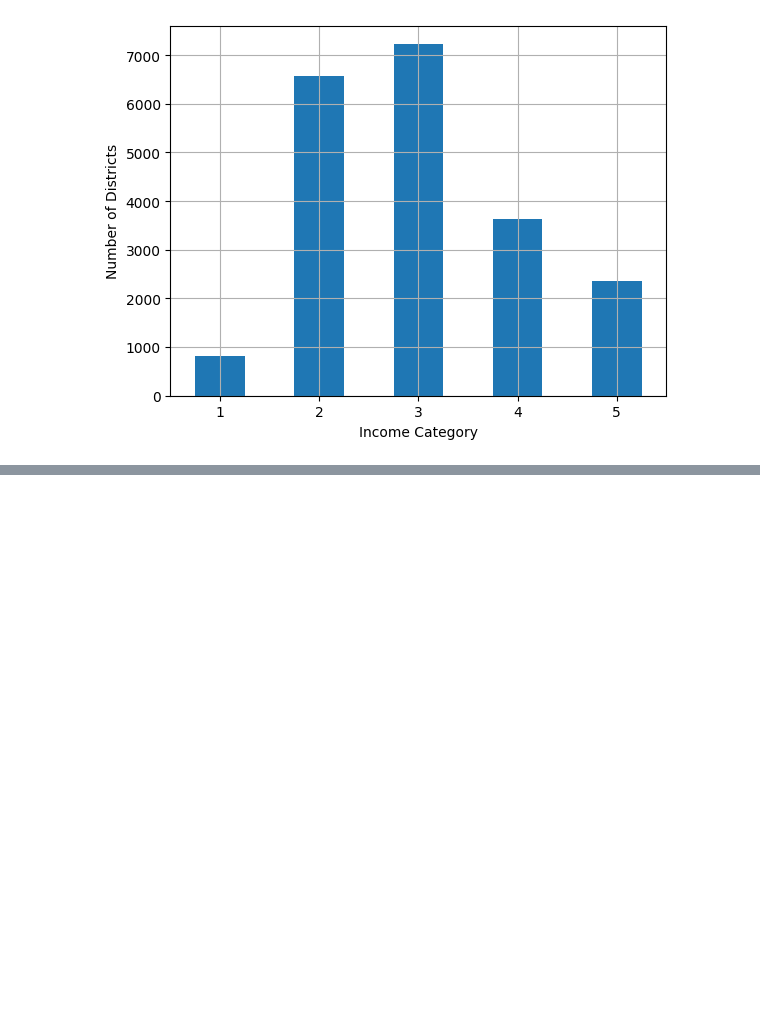
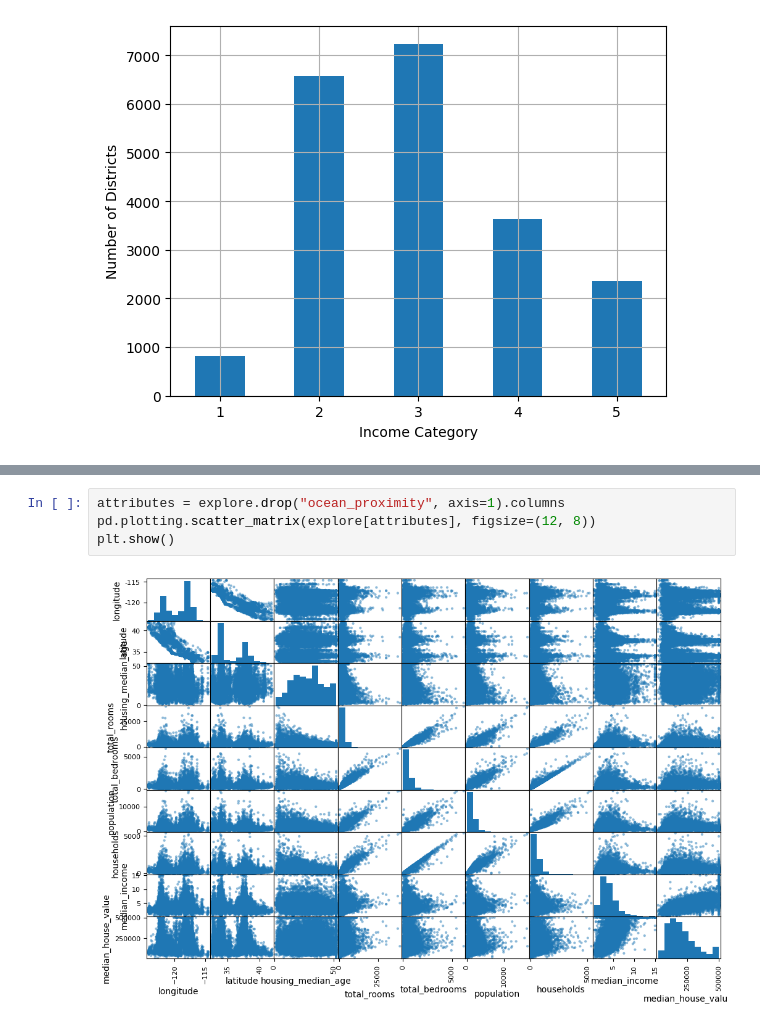
Before and after one commit to ks982579/data-science-1990-california-housing, a Jupyter notebook: main.ipynb, the cells around one changed output, grey strips where cells are left out. Drawn from its saved outputs; the diff is of its cells as text; blank space fills up the shorter version.

```diff
--- a/main.ipynb
+++ b/main.ipynb
@@ -148,0 +250,6 @@ Name: count, dtype: float64
+# %%
+attributes = explore.drop("ocean_proximity", axis=1).columns
+pd.plotting.scatter_matrix(explore[attributes], figsize=(12, 8))
+plt.show()
+# %% [output]
+[figure, added]
```
Also changed, not shown: parts of 14 cells of this notebook.
